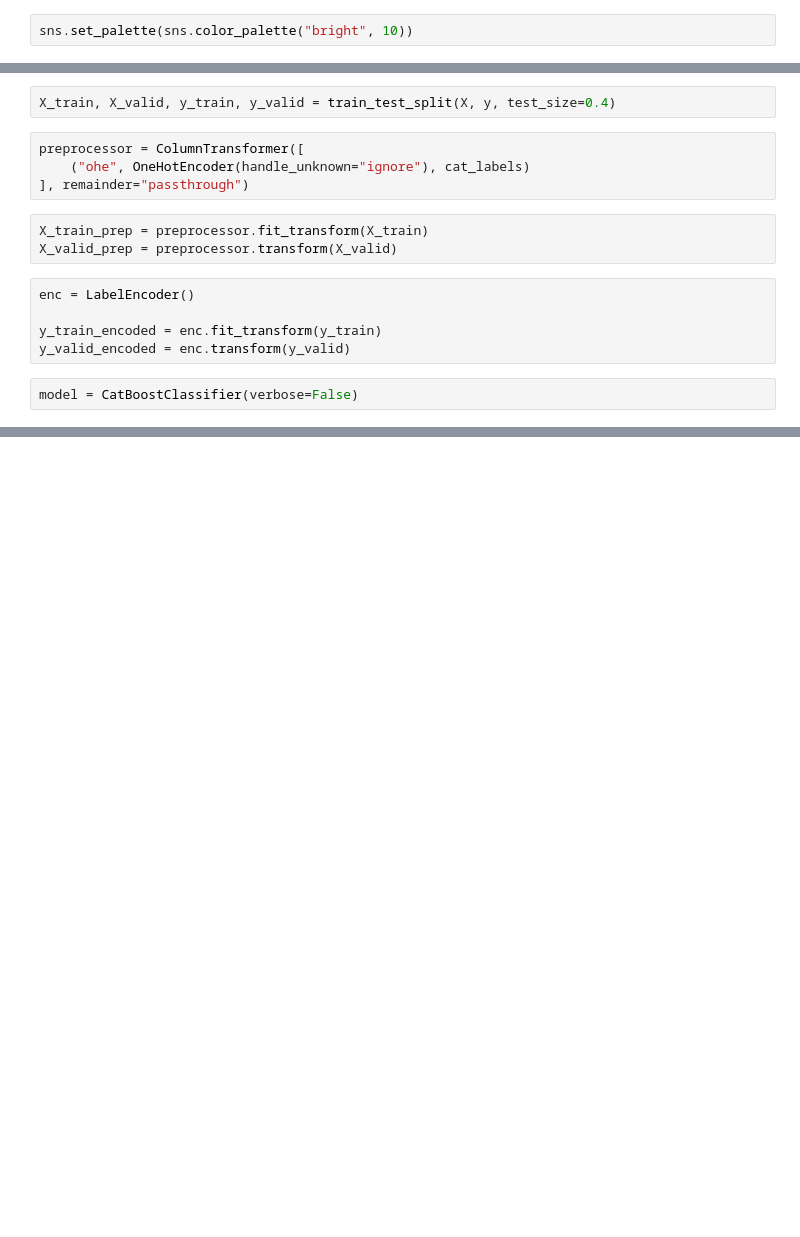
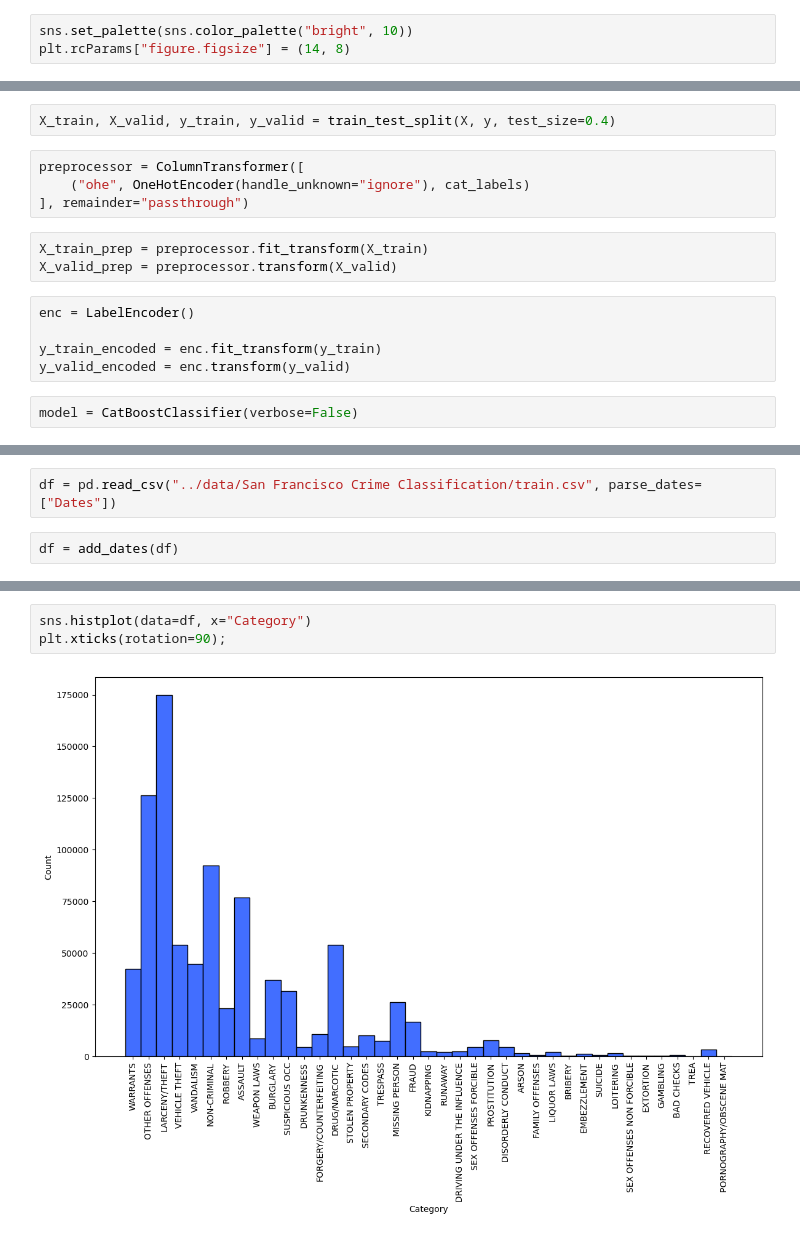
Before and after one commit to msnkr/kaggle_comps, a Jupyter notebook: San Francisco Crime Classification/Untitled.ipynb, the cells around one changed output, grey strips where cells are left out. Cells and saved outputs as stored; diff of their text form; blank space fills up the shorter version.

```diff
--- a/San Francisco Crime Classification/Untitled.ipynb
+++ b/San Francisco Crime Classification/Untitled.ipynb
@@ -48,4 +48,5 @@ import matplotlib.pyplot as plt
 import seaborn as sns
 # %%
 sns.set_palette(sns.color_palette("bright", 10))
+plt.rcParams["figure.figsize"] = (14, 8)
 # %%
@@ -133,0 +135,4 @@ model.score(X_valid_prep, y_valid_encoded)
+# %%
+df = pd.read_csv("../data/San Francisco Crime Classification/train.csv", parse_dates=["Dates"])
+# %%
+df = add_dates(df)
@@ -133,0 +148,5 @@ model.score(X_valid_prep, y_valid_encoded)
+# %%
+sns.histplot(data=df, x="Category")
+plt.xticks(rotation=90);
+# %% [output]
+[figure, added]
```
Also changed, not shown: parts of 6 cells of this notebook, 6 other files.
